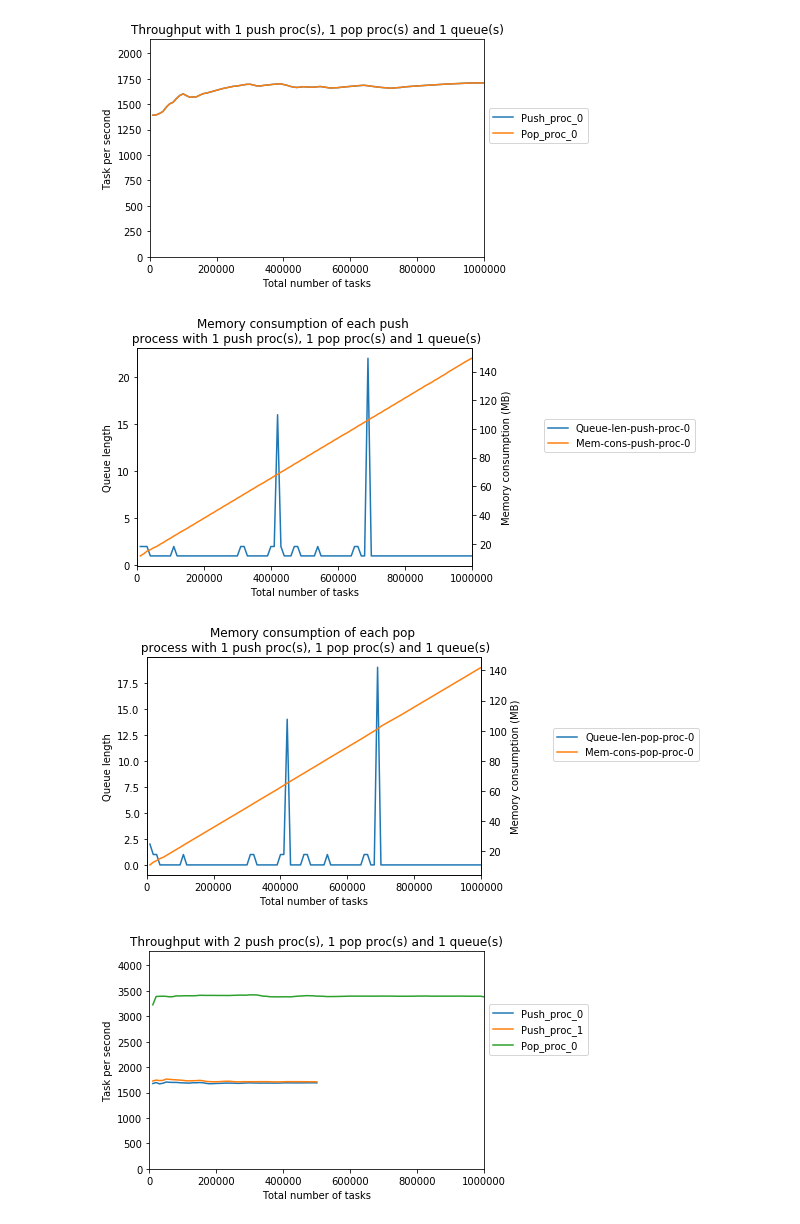
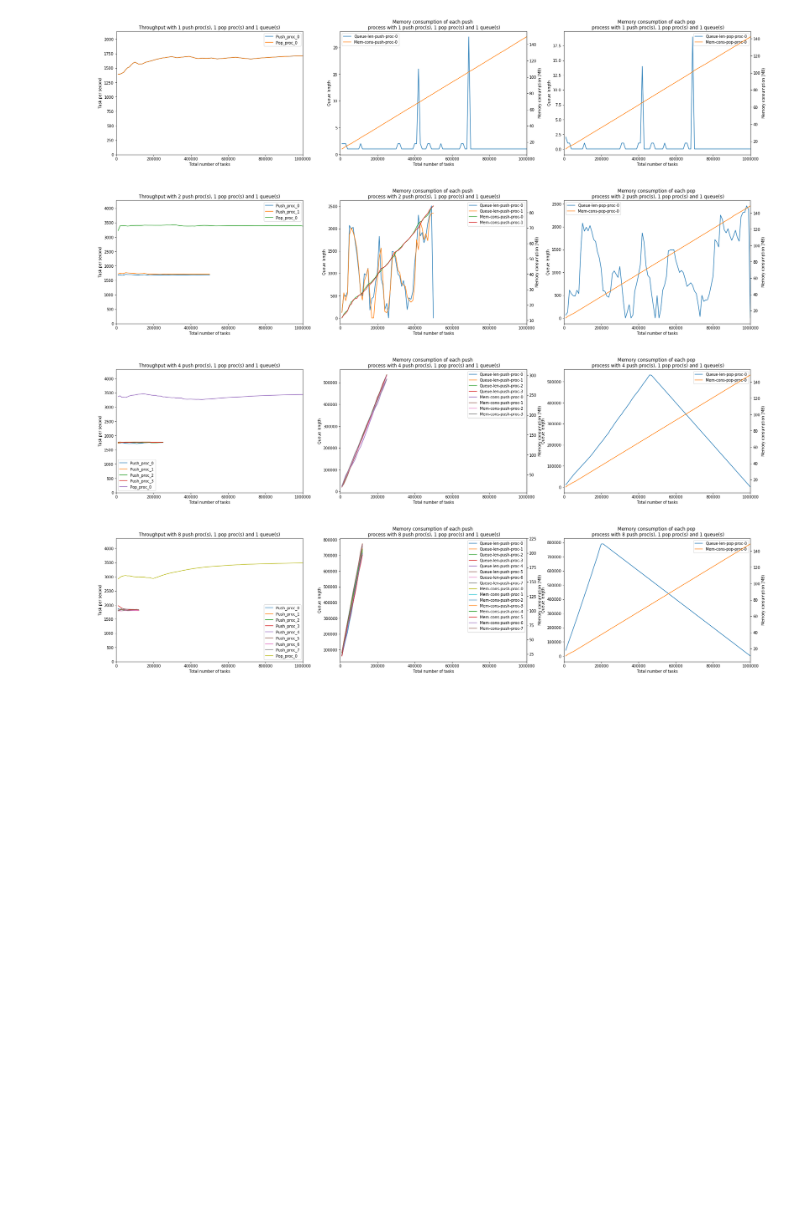
Before and after one commit to radical-cybertools/radical.entk, a Jupyter notebook: design_helpers/procs_throughput/analyzer.ipynb, the cells around one changed output. Drawn from its saved outputs; the diff is of its cells as text; code cells hidden in the pictures; blank space fills up the shorter version.

```diff
--- a/design_helpers/procs_throughput/analyzer.ipynb
+++ b/design_helpers/procs_throughput/analyzer.ipynb
@@ -255,18 +229,55 @@ def fill_push_queue(df, DATA, num_samples, sample_interval):
 
             cnt+=1
     return df
+# %%
+def get_throughput_plot(num_push_procs, num_pop_procs, num_queues, num_samples, axis=None):
+
+    push_cols_avg = ['Push_proc_%s'%i for i in range(num_push_procs)]
+    #push_cols_err = ['Push_proc_%s'%i for i in range(num_push_procs)]
+    pop_cols_avg = ['Pop_proc_%s'%i for i in range(num_pop_procs)]
+    #pop_cols_err = ['Pop_proc_%s'%i for i in range(num_pop_procs)]
+    cols = push_cols_avg + pop_cols_avg# push_cols_err + pop_cols_err
+
+    DATA = './data_19_Apr/push_%s_pop_%s_q_%s_trial_0'%(num_push_procs, num_pop_procs, num_queues)
+
+    indices = []
+    sample_interval = 1000000/num_samples
+
+    for i in range(num_samples+1):
+        indices.append(i*sample_interval)
+
+    df = pd.DataFrame(columns=cols, index=indices)
+
+    df = fill_pushers(df, DATA, num_samples, sample_interval)
+    df = fill_poppers(df, DATA, num_samples, sample_interval)
+
+    #print df
+    maxx = 1.25* df.max().max()
+    ax = df.plot(ax=axis, kind='line', y=cols, use_index=True, ylim=(0,maxx),
+                 title='Throughput with %s push proc(s), %s pop proc(s) and %s queue(s)'%(num_push_procs,
+                                                                                    num_pop_procs,
+                                                                                    num_queues)
+            )
+    ax.set_ylabel('Task per second')
+    ax.set_xlabel('Total number of tasks')
+    patches, labels = ax.get_legend_handles_labels()
+    #ax.legend(patches, labels, loc='lower left',bbox_to_anchor=(1, 0.5))
+    plt.legend(patches, labels,loc='best')
 # %%
 num_push_procs_list = [1,2,4,8]
 num_pop_procs = 1
 num_queues = 1
 num_samples = 100
 
 for num_push_procs in num_push_procs_list:
-    get_throughput_plot(num_push_procs, num_pop_procs, num_queues, num_samples)
-    get_queue_push_plot(num_push_procs, num_pop_procs, num_queues, num_samples)
-    get_queue_pop_plot(num_push_procs, num_pop_procs, num_queues, num_samples)
+    fig, axes = plt.subplots(1,3)
+    fig.set_size_inches(30, 6)
+    #print axes
+    get_throughput_plot(num_push_procs, num_pop_procs, num_queues, num_samples,axes[0])
+    get_queue_push_plot(num_push_procs, num_pop_procs, num_queues, num_samples,axes[1])
+    get_queue_pop_plot(num_push_procs, num_pop_procs, num_queues, num_samples, axes[2])
 # %% [output]
-[figure, old version]
+[figure, new version]
-[figure, old version]
+[figure, new version]
-[figure, old version]
+[figure, new version]
-[figure, old version]
+[figure, new version]
```
Also changed, not shown: parts of 10 cells of this notebook.
